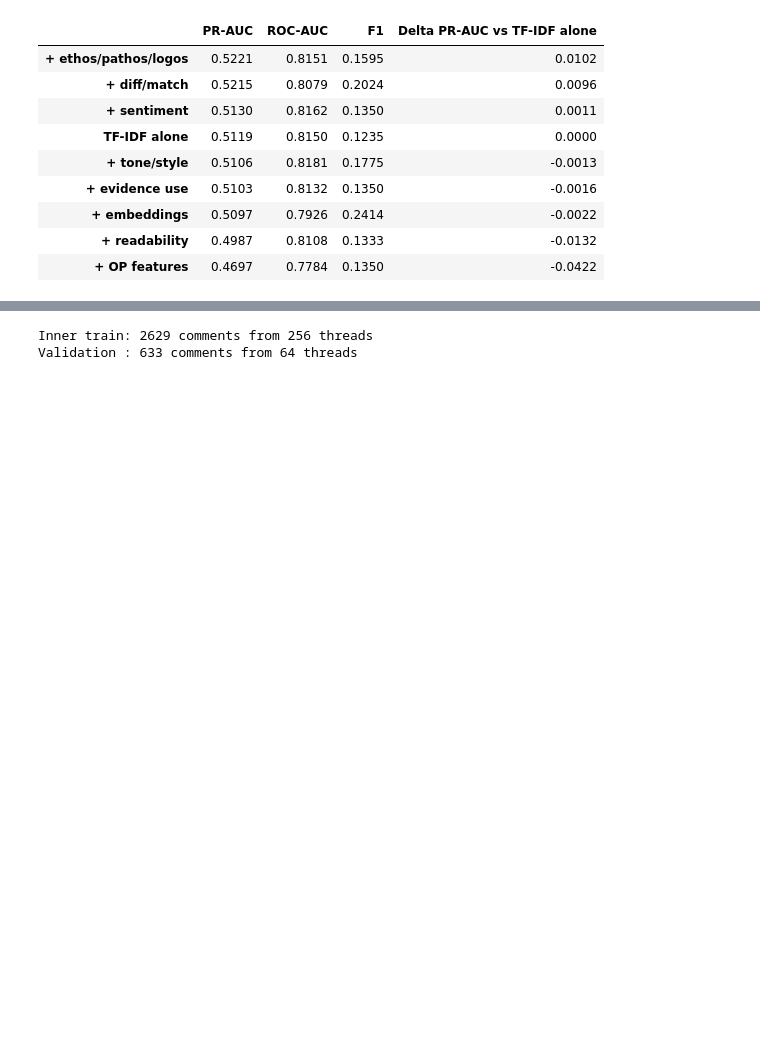
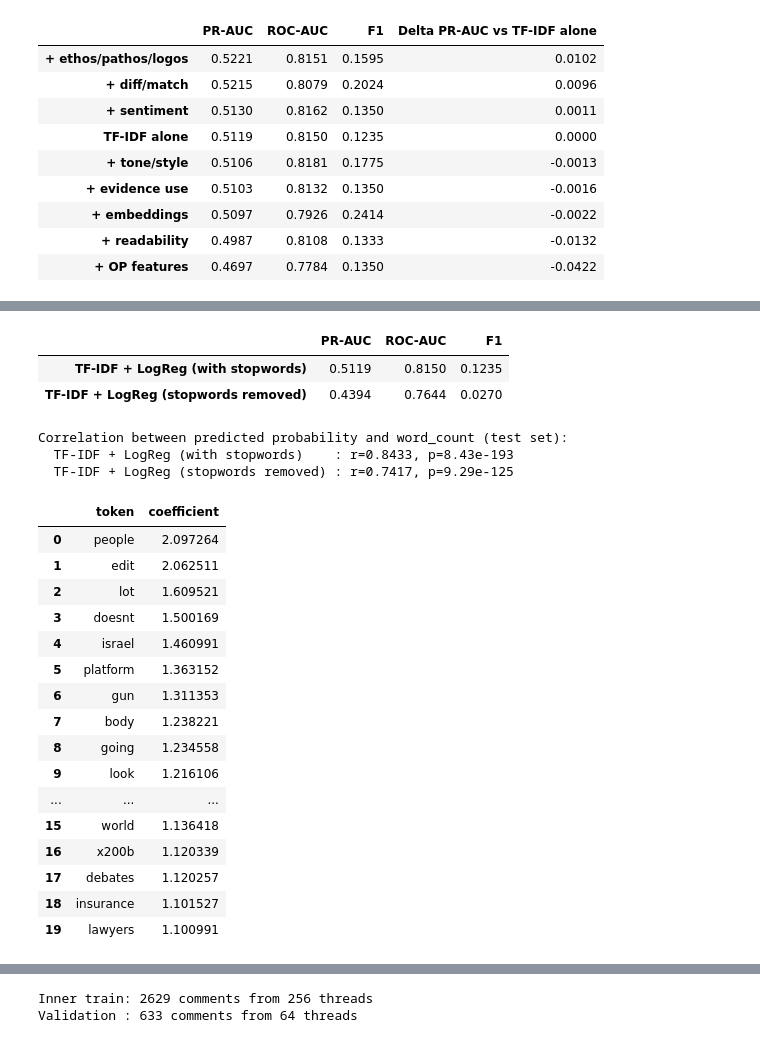
Before and after one commit to jct-nlp/change-my-view-2025, a Jupyter notebook: this work/04.2_baseline_comparison.ipynb, the cells around one changed output, grey strips where cells are left out. Saved outputs shown, nothing was run; the diff lists cells and outputs as text; code cells hidden in the pictures; blank space fills up the shorter version.

```diff
--- a/this work/04.2_baseline_comparison.ipynb
+++ b/this work/04.2_baseline_comparison.ipynb
@@ -609,0 +642,67 @@ Overall: TF-IDF's advantage over the engineered features is real on this test se
+# %%
+tfidf_nostop = TfidfVectorizer(max_features=5000, min_df=2, stop_words='english')
+X_text_train_nostop = tfidf_nostop.fit_transform(text_train)
+X_text_test_nostop  = tfidf_nostop.transform(text_test)
+
+tfidf_logreg_nostop = LogisticRegression(random_state=42, max_iter=1000)
+tfidf_logreg_nostop.fit(X_text_train_nostop, y_train)
+proba_nostop = tfidf_logreg_nostop.predict_proba(X_text_test_nostop)[:, 1]
+pred_nostop  = tfidf_logreg_nostop.predict(X_text_test_nostop)
+
+tfidf_nostop_result = {
+    'PR-AUC':  average_precision_score(y_test, proba_nostop),
+    'ROC-AUC': roc_auc_score(y_test, proba_nostop),
+    'F1':      f1_score(y_test, pred_nostop, zero_division=0),
+}
+
+stopword_comparison = pd.DataFrame({
+    'TF-IDF + LogReg (with stopwords)':    tfidf_alone,
+    'TF-IDF + LogReg (stopwords removed)': tfidf_nostop_result,
+}).T.round(4)
+stopword_comparison
+# %% [output]
+|  | PR-AUC | ROC-AUC | F1 |
+| TF-IDF + LogReg (with stopwords) | 0.5119 | 0.8150 | 0.1235 |
+| TF-IDF + LogReg (stopwords removed) | 0.4394 | 0.7644 | 0.0270 |
+# %%
+# Reuse tfidf_logreg/X_text_test (fit once in the Baselines section, never reassigned since) for
+# a clean with-stopwords prediction, rather than relying on the ambient 'proba' scratch variable
+# that later cells in this notebook repeatedly overwrite.
+proba_with_stopwords = tfidf_logreg.predict_proba(X_text_test)[:, 1]
+word_count_test_vals = comments_df['word_count'].iloc[test_idx].values
+
+r_with_stopwords, p_with_stopwords = pearsonr(proba_with_stopwords, word_count_test_vals)
+r_no_stopwords, p_no_stopwords     = pearsonr(proba_nostop, word_count_test_vals)
+
+print('Correlation between predicted probability and word_count (test set):')
+print(f'  TF-IDF + LogReg (with stopwords)    : r={r_with_stopwords:.4f}, p={p_with_stopwords:.2e}')
+print(f'  TF-IDF + LogReg (stopwords removed) : r={r_no_stopwords:.4f}, p={p_no_stopwords:.2e}')
+# %% [output]
+Correlation between predicted probability and word_count (test set):
+  TF-IDF + LogReg (with stopwords)    : r=0.8433, p=8.43e-193
+  TF-IDF + LogReg (stopwords removed) : r=0.7417, p=9.29e-125
+# %%
+coef_df_nostop = pd.DataFrame({
+    'token':       tfidf_nostop.get_feature_names_out(),
+    'coefficient': tfidf_logreg_nostop.coef_[0],
+})
+top_convincing_nostop = coef_df_nostop.sort_values('coefficient', ascending=False).head(n_top).reset_index(drop=True)
+top_convincing_nostop
+# %% [output]
+|  | token | coefficient |
+| 0 | people | 2.097264 |
+| 1 | edit | 2.062511 |
+| 2 | lot | 1.609521 |
+| 3 | doesnt | 1.500169 |
+| 4 | israel | 1.460991 |
+| 5 | platform | 1.363152 |
+| 6 | gun | 1.311353 |
+| 7 | body | 1.238221 |
+| 8 | going | 1.234558 |
+| 9 | look | 1.216106 |
+| ... | ... | ... |
+| 15 | world | 1.136418 |
+| 16 | x200b | 1.120339 |
+| 17 | debates | 1.120257 |
+| 18 | insurance | 1.101527 |
+| 19 | lawyers | 1.100991 |
```
Also changed, not shown: parts of 41 cells of this notebook.
